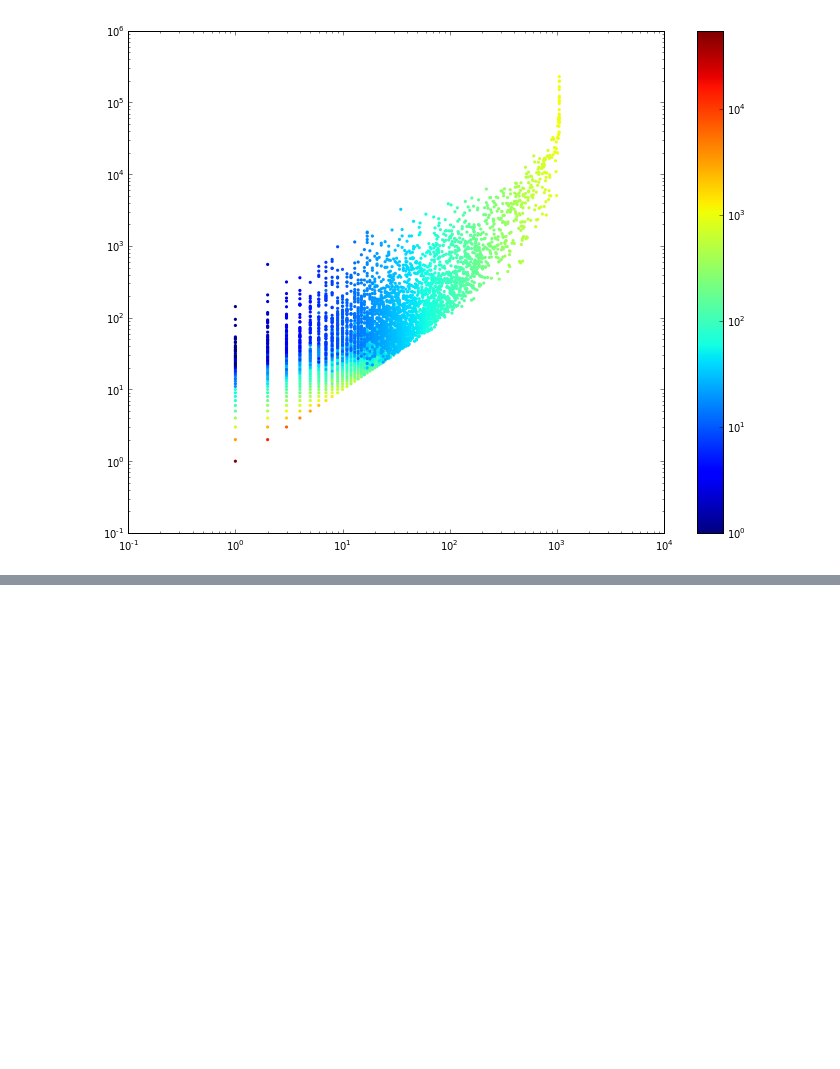
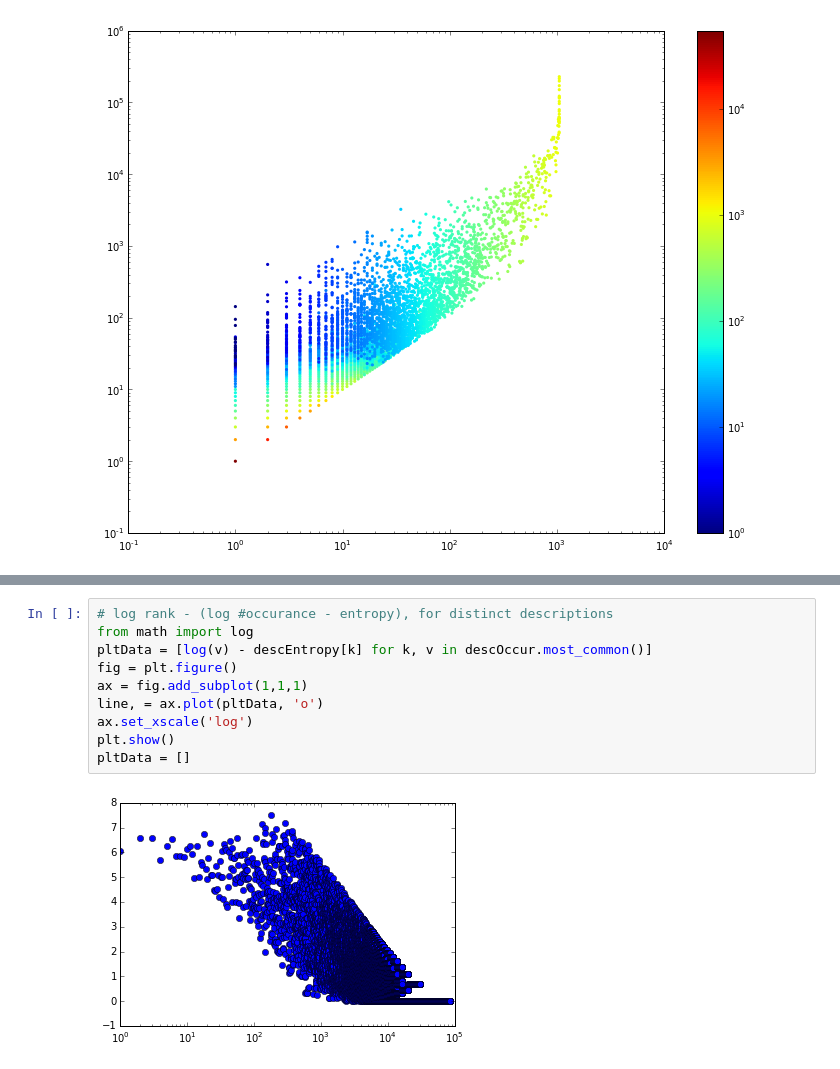
Before and after one commit to Y-W/CategoryTaxonomy, a Jupyter notebook: descHC/desc_stat.ipynb, the cells around one changed output, grey strips where cells are left out. Drawn from its saved outputs; the diff is of its cells as text; blank space fills up the shorter version.

```diff
--- a/descHC/desc_stat.ipynb
+++ b/descHC/desc_stat.ipynb
@@ -182,3 +209,15 @@ ground 5.99307607498 59648
+# %%
+# log rank - (log #occurance - entropy), for distinct descriptions
+from math import log
+pltData = [log(v) - descEntropy[k] for k, v in descOccur.most_common()]
+fig = plt.figure()
+ax = fig.add_subplot(1,1,1)
+line, = ax.plot(pltData, 'o')
+ax.set_xscale('log')
+plt.show()
+pltData = []
+# %% [output]
+[figure, added]
 # %%
 # histogram of #occurance, for each category
 pltData = [v for k, v in catOccur.most_common()]
```
Also changed, not shown: parts of 7 cells of this notebook, 5 other files.
